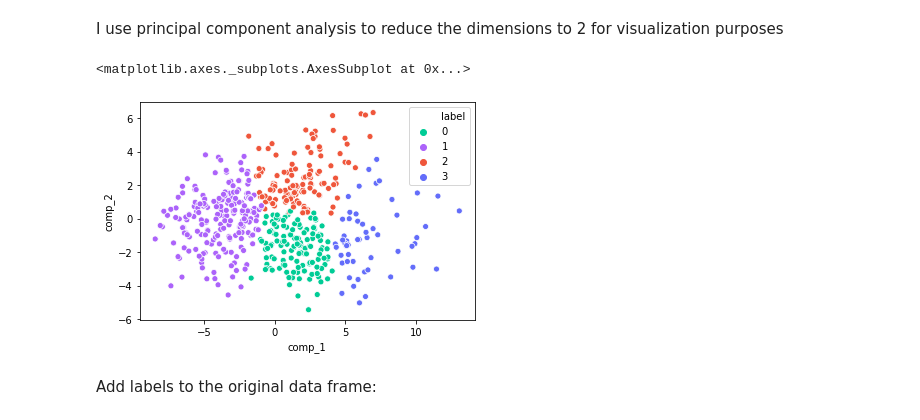
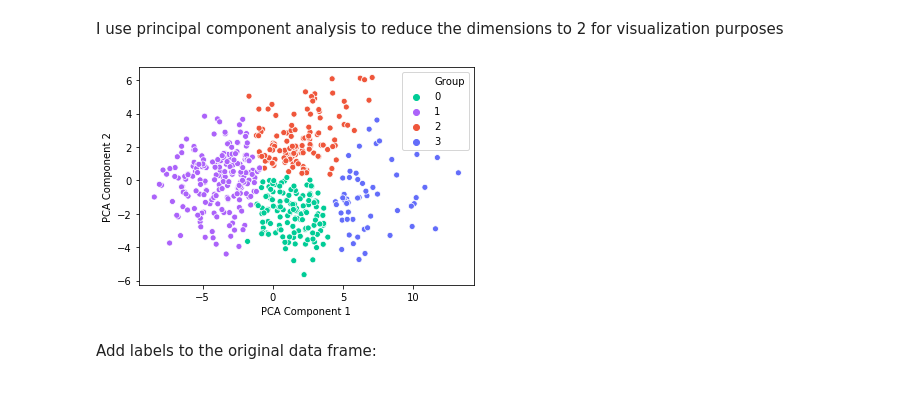
Before and after one commit to rhkhoo/CDC_Health_Clusters, a Jupyter notebook: KMeans.ipynb, the cells around one changed output. Cells and saved outputs as stored; diff of their text form; code cells hidden in the pictures.

```diff
--- a/KMeans.ipynb
+++ b/KMeans.ipynb
@@ -172,12 +172,14 @@ I use principal component analysis to reduce the dimensions to 2 for visualizati
 # %%
 pca = PCA(n_components=2)
 components = pca.fit_transform(cdc_age_scaled)
 pca_df = pd.DataFrame(components, columns=['comp_1', 'comp_2'])
-pca_df['label'] = kmeans_age.labels_
-sns.scatterplot(data = pca_df, x ='comp_1', y ='comp_2', hue = 'label', palette = ['#00cc96', '#ac63fa', '#ef563b', '#636dfa'])
+pca_df['Group'] = kmeans_age.labels_
+sns.scatterplot(data = pca_df, x ='comp_1', y ='comp_2', hue = 'Group', palette = ['#00cc96', '#ac63fa', '#ef563b', '#636dfa'])
+plt.xlabel('PCA Component 1')
+plt.ylabel('PCA Component 2')
+plt.show()
 # %% [output]
-<matplotlib.axes._subplots.AxesSubplot at 0x...>
-[figure, old version]
+[figure, new version]
 # %% [markdown]
 Add labels to the original data frame:
 # %%
```
Also changed, not shown: parts of 1 cell of this notebook, 2 other files.
